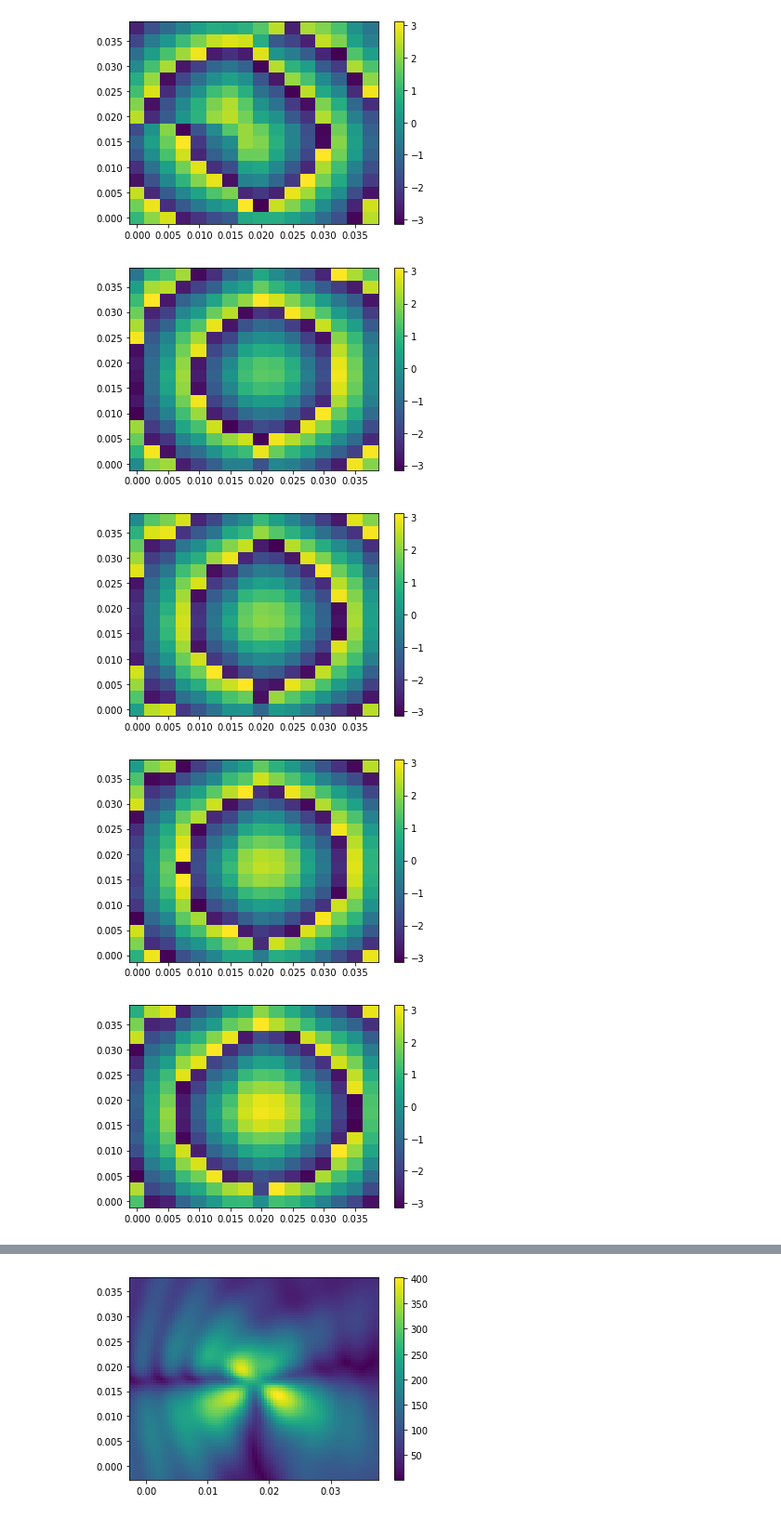
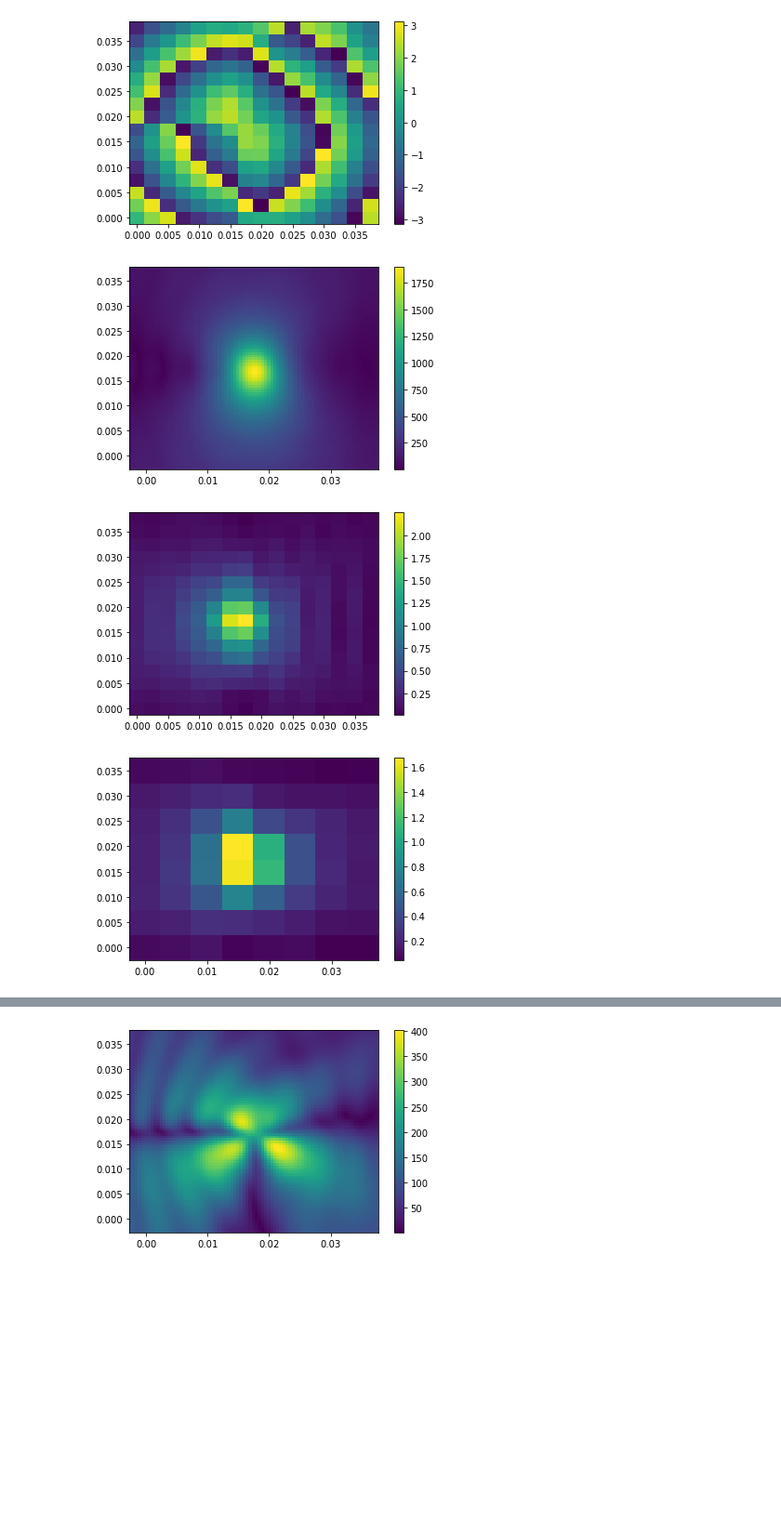
Before and after one commit to Khainguyen1349/MoMPython_KN, a Jupyter notebook: Maxwell/PlayWithMaxwell_3.ipynb, the cells around one changed output, grey strips where cells are left out. Shown at 93% size. Drawn from its saved outputs; the diff is of its cells as text; code cells hidden in the pictures; blank space fills up the shorter version.

```diff
--- a/Maxwell/PlayWithMaxwell_3.ipynb
+++ b/Maxwell/PlayWithMaxwell_3.ipynb
@@ -159,23 +162,16 @@ plt.show()
 [figure]
 [figure]
 # %%
-plt.pcolormesh(arr_16.X,arr_16.Y,flip(angle(arr_16.DX*exp(1j*0.5)),axis = 1),shading='auto')
+plt.pcolormesh(Eanal.X,Eanal.Y,abs(Eanal.DX),shading='auto')
 plt.colorbar()
 plt.show()
-plt.pcolormesh(arr_16.X,arr_16.Y,flip(angle(arr_16.DX*exp(1j*1)),axis = 1),shading='auto')
+plt.pcolormesh(arr_16.X,arr_16.Y,abs(arr_16.DX),shading='auto')
 plt.colorbar()
 plt.show()
-plt.pcolormesh(arr_16.X,arr_16.Y,flip(angle(arr_16.DX*exp(1j*1.5)),axis = 1),shading='auto')
+plt.pcolormesh(arr.X,arr.Y,abs(arr.DX),shading='auto')
 plt.colorbar()
 plt.show()
-plt.pcolormesh(arr_16.X,arr_16.Y,flip(angle(arr_16.DX*exp(1j*2)),axis = 1),shading='auto')
-plt.colorbar()
-plt.show()
-plt.pcolormesh(arr_16.X,arr_16.Y,flip(angle(arr_16.DX*exp(1j*2.5)),axis = 1),shading='auto')
-plt.colorbar()
-plt.show()
 # %% [output]
-[figure, old version]
+[figure, new version]
-[figure, old version]
+[figure, new version]
-[figure, old version]
+[figure, new version]
-[figure, removed]
```
Also changed, not shown: parts of 7 cells of this notebook.
